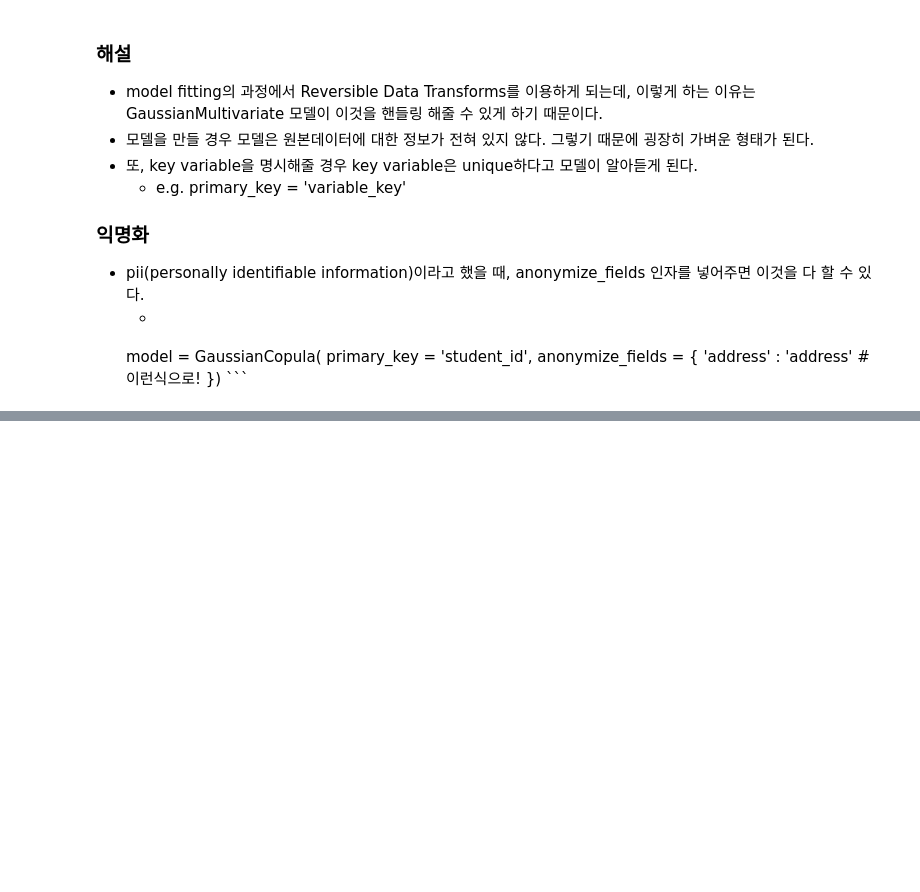
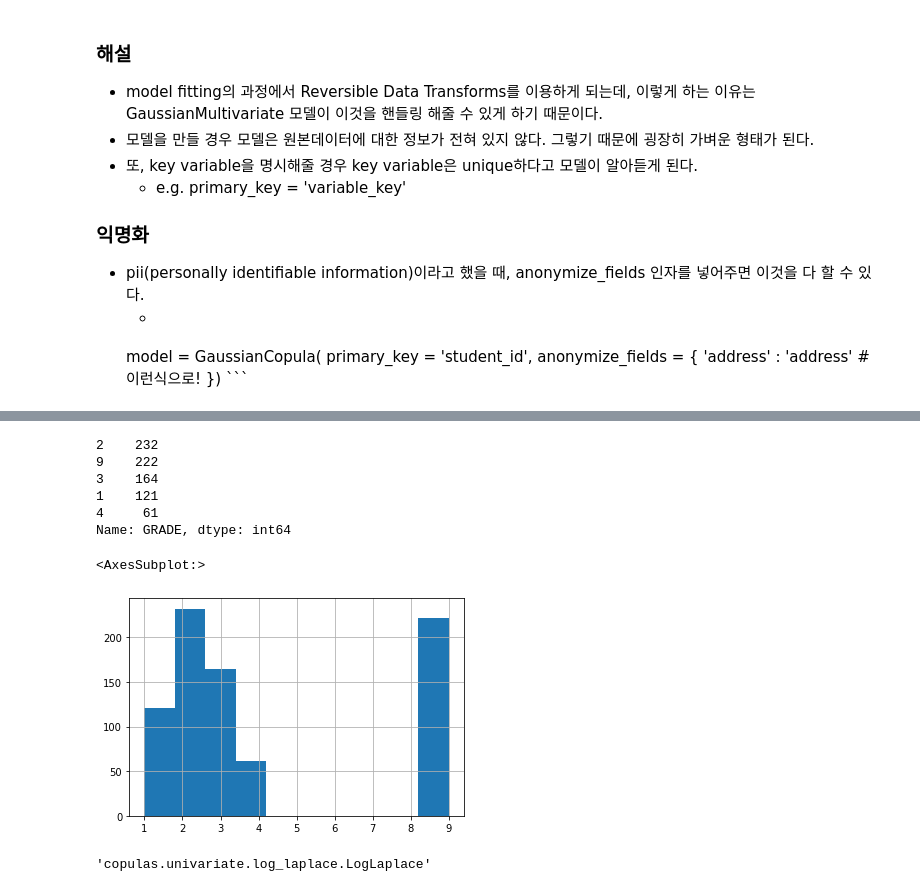
Before and after one commit to memy85/Data_confidentiality, a Jupyter notebook: codes/sdv_practice/sdv_trial.ipynb, the cells around one changed output, grey strips where cells are left out. Drawn from its saved outputs; the diff is of its cells as text; code cells hidden in the pictures; blank space fills up the shorter version.

```diff
--- a/codes/sdv_practice/sdv_trial.ipynb
+++ b/codes/sdv_practice/sdv_trial.ipynb
@@ -149,0 +191,20 @@ model = GaussianCopula(
+# %%
+# 특정 컬럼의 분포를 살펴보자.
+print(df.GRADE.value_counts())
+
+df["GRADE"].hist()
+# %% [output]
+2    232
+9    222
+3    164
+1    121
+4     61
+Name: GRADE, dtype: int64
+<AxesSubplot:>
+[figure, added]
+# %%
+# 모델에서 approximate한 분포를 살펴보자.
+# logLaplace라고 나와있다.
+model.get_distributions()["GRADE"]
+# %% [output]
+'copulas.univariate.log_laplace.LogLaplace'
```
Also changed, not shown: parts of 10 cells of this notebook, 1 other file.
